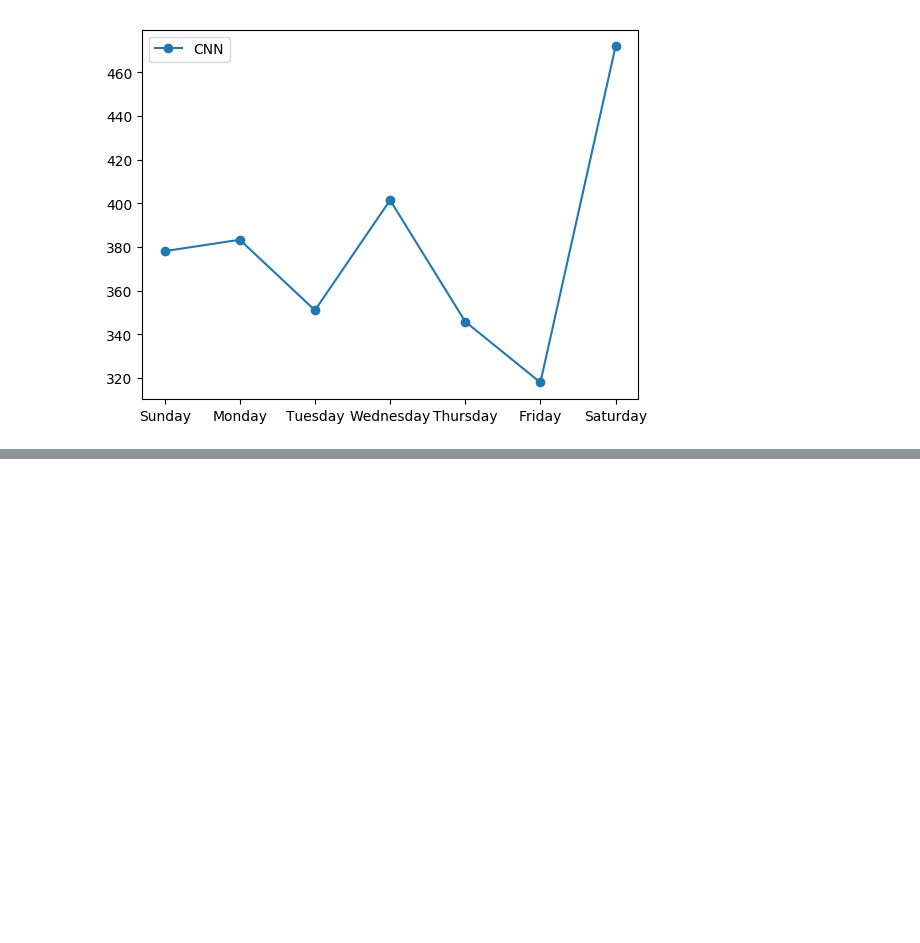
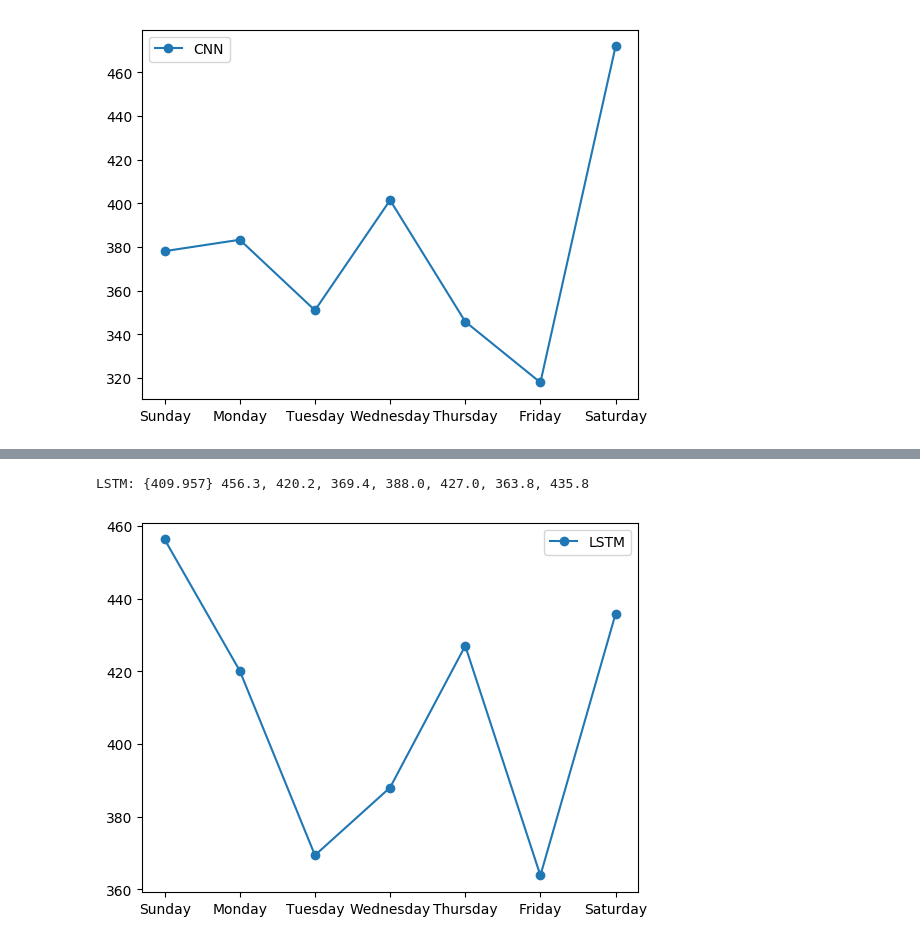
Before and after one commit to Viynne/Time-Series-on-Household-Power-Consumption-dataset, a Jupyter notebook: cnn_multi-channel.ipynb, the cells around one changed output, grey strips where cells are left out. Drawn from its saved outputs; the diff is of its cells as text; code cells hidden in the pictures; blank space fills up the shorter version.

```diff
--- a/cnn_multi-channel.ipynb
+++ b/cnn_multi-channel.ipynb
@@ -178,0 +241,8 @@ CNN: {381.251} 378.1, 383.3, 351.0, 401.4, 345.8, 317.9, 471.9
+# %%
+def fit_model(model, X: numpy, y: numpy):
+    n_timesteps, n_features, n_outputs = X.shape[1], X.shape[-1], y.shape[1]
+    input_data = [X[:,:,i].reshape((X.shape[0],n_timesteps,1)) for i in range(n_features)]
+    history = model.fit(input_data, y, epochs=25, batch_size=16, verbose=2)
+    return history
+# %%
+history = fit_model(model, X=train_x, y=train_y)
@@ -178,0 +359,11 @@ CNN: {381.251} 378.1, 383.3, 351.0, 401.4, 345.8, 317.9, 471.9
+# %%
+days = ["Sunday","Monday", "Tuesday", "Wednesday", "Thursday", "Friday", "Saturday"]
+score, scores = evaluate_model(model=model, train=train, test=test)
+sunnarize_scores("LSTM", score,scores)
+
+plt.plot(days, scores, marker='o', label="LSTM")
+plt.legend()
+plt.show()
+# %% [output]
+LSTM: {409.957} 456.3, 420.2, 369.4, 388.0, 427.0, 363.8, 435.8
+[figure, added]
```
Also changed, not shown: parts of 18 cells of this notebook.
